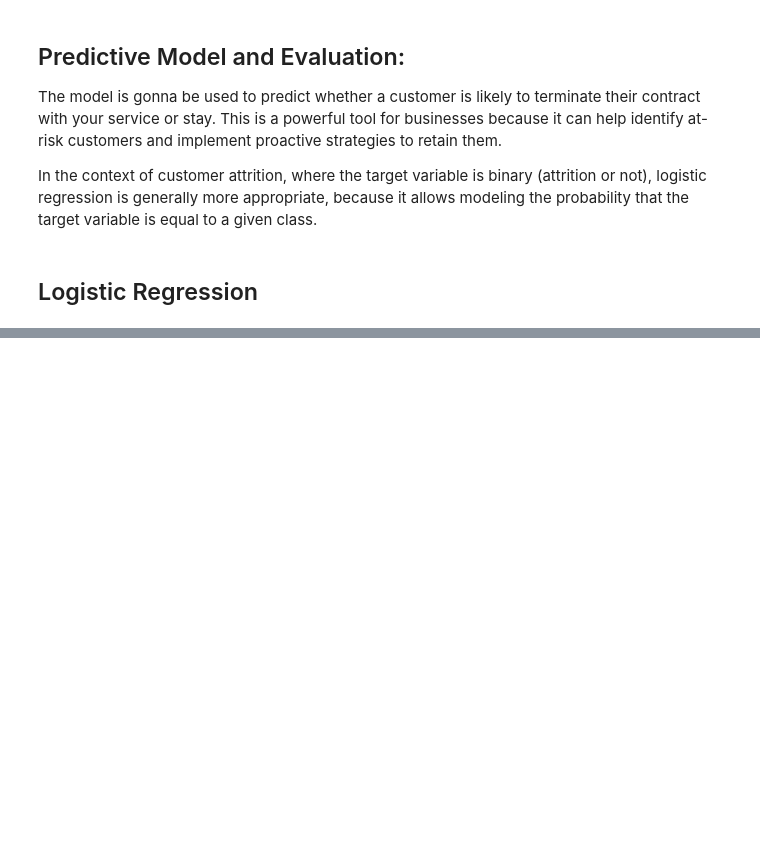
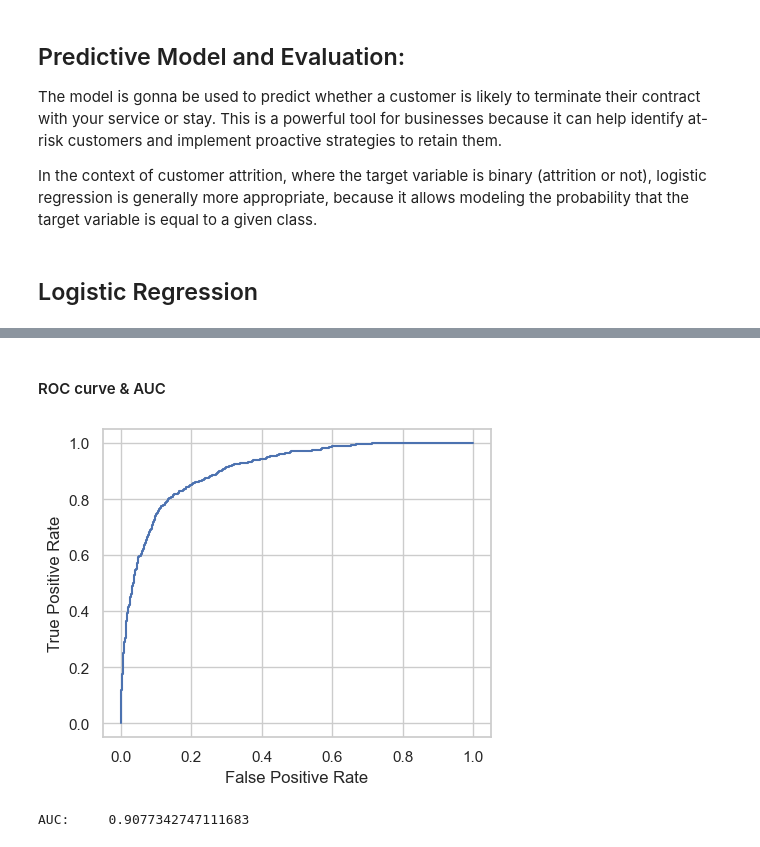
Before and after one commit to Hamid-DUMIOT/Digital-Card-Sales-Optimization-Project, a Jupyter notebook: Credit Card customers.ipynb, the cells around one changed output, grey strips where cells are left out. Saved outputs shown, nothing was run; the diff lists cells and outputs as text; code cells hidden in the pictures; blank space fills up the shorter version.

```diff
--- a/Credit Card customers.ipynb
+++ b/Credit Card customers.ipynb
@@ -641,0 +557,3 @@ weighted avg       0.97      0.97      0.97      2532
+# %%
+feature_df = df.drop('Attrition_Flag', axis=1)
+target_df = df['Attrition_Flag']
@@ -641,0 +627,27 @@ weighted avg       0.97      0.97      0.97      2532
+# %% [markdown]
+#### ROC curve & AUC
+# %%
+# compute ROC curve
+fpr, tpr, thresholds = roc_curve(
+    y_test, # the true class
+    y_pred_proba[:, 1], # the second column, the probability of being positive
+    pos_label = 1 # the positive class is labeled as 1
+)
+
+# plot ROC curve
+plt.figure(figsize = [5, 4])
+plt.plot(fpr, tpr, '-')
+plt.xlabel('False Positive Rate')
+plt.ylabel('True Positive Rate')
+plt.show()
+# %% [output]
+[figure, added]
+# %%
+# calculate AUC
+auc_test = roc_auc_score(
+    y_test, # the true class
+    y_pred_proba[:, 1], # the second column, the probability of being positive
+)
+print("AUC:\t", auc_test)
+# %% [output]
+AUC:     0.9077342747111683
```
Also changed, not shown: parts of 29 cells of this notebook.
